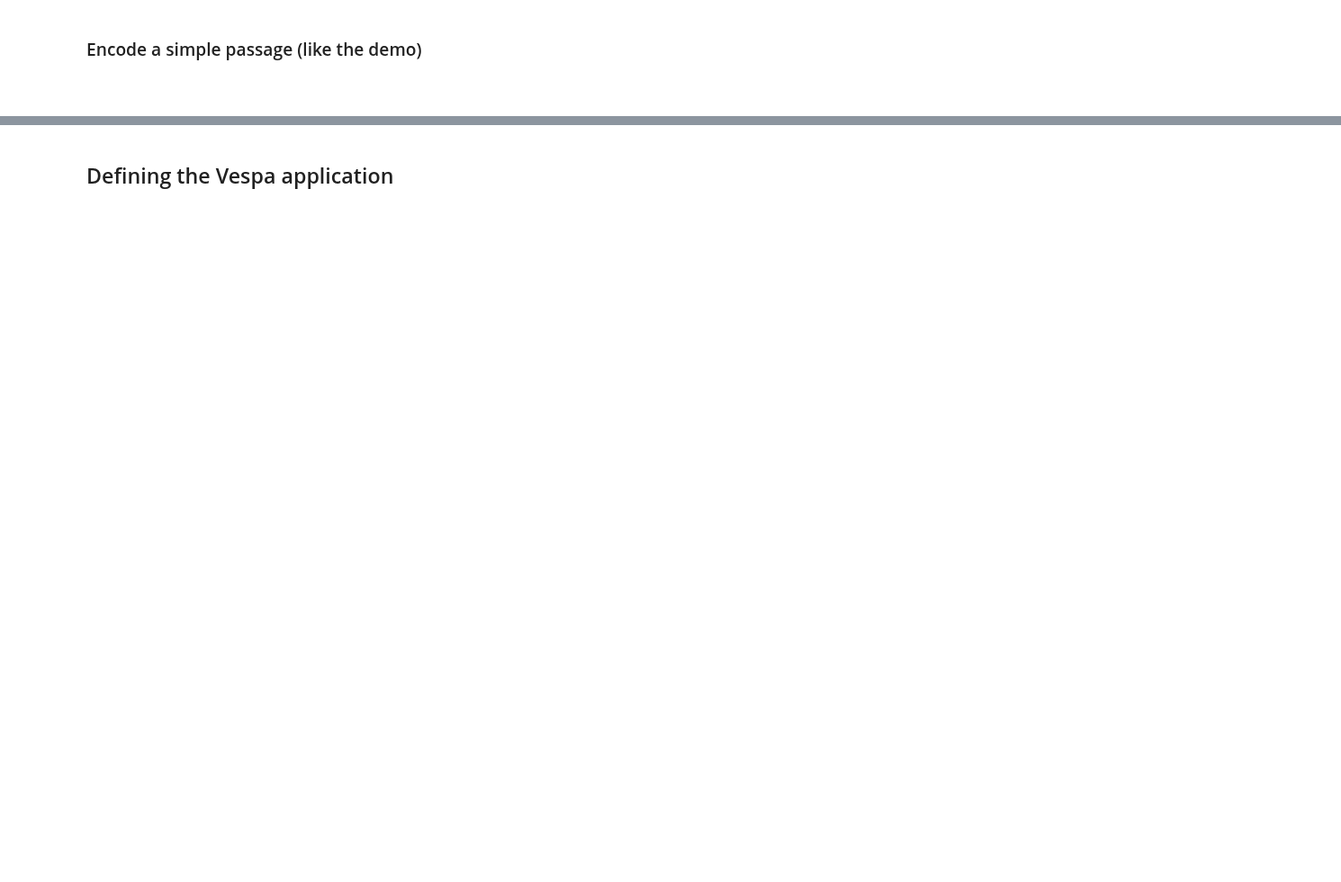
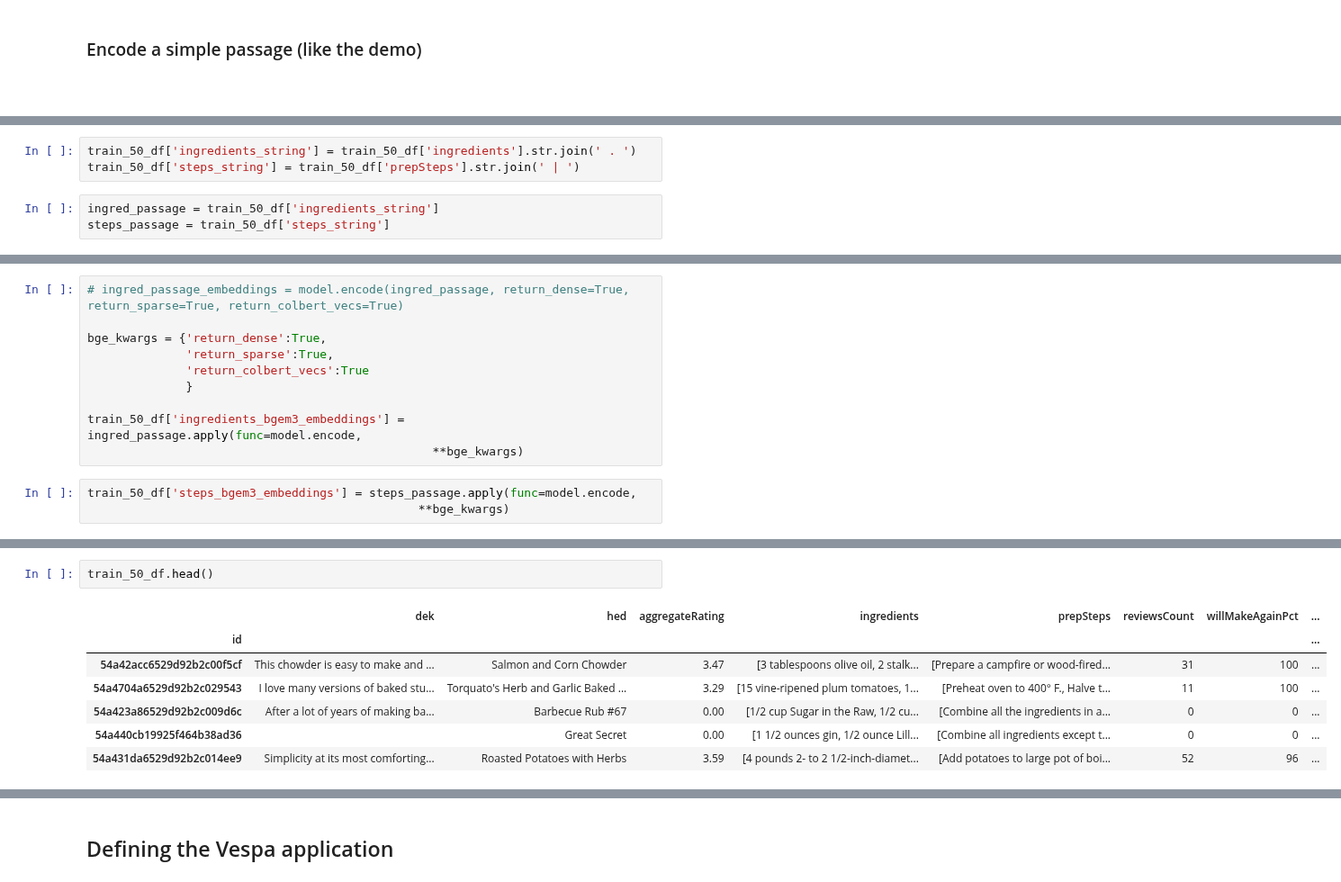
Before and after one commit to AaronWChen/MeaLeon, a Jupyter notebook: nbs/14_new_preproc_bge_test.ipynb, the cells around one changed output, grey strips where cells are left out. Shown at 90% size. Drawn from its saved outputs; the diff is of its cells as text; blank space fills up the shorter version.

Commit message:
BGEM3 embedding test

```diff
--- a/nbs/14_new_preproc_bge_test.ipynb
+++ b/nbs/14_new_preproc_bge_test.ipynb
@@ -200,0 +191,6 @@ passage_embeddings.keys()
+# %%
+train_50_df['ingredients_string'] = train_50_df['ingredients'].str.join(' . ')
+train_50_df['steps_string'] = train_50_df['prepSteps'].str.join(' | ')
+# %%
+ingred_passage = train_50_df['ingredients_string']
+steps_passage = train_50_df['steps_string']
@@ -200,0 +205,13 @@ passage_embeddings.keys()
+# %%
+# ingred_passage_embeddings = model.encode(ingred_passage, return_dense=True, return_sparse=True, return_colbert_vecs=True)
+
+bge_kwargs = {'return_dense':True,
+              'return_sparse':True,
+              'return_colbert_vecs':True
+              }
+
+train_50_df['ingredients_bgem3_embeddings'] = ingred_passage.apply(func=model.encode,
+                                                 **bge_kwargs)
+# %%
+train_50_df['steps_bgem3_embeddings'] = steps_passage.apply(func=model.encode,
+                                               **bge_kwargs)
@@ -200,0 +238,10 @@ passage_embeddings.keys()
+# %%
+train_50_df.head()
+# %% [output]
+|  | dek | hed | aggregateRating | ingredients | prepSteps | reviewsCount | willMakeAgainPct | ... |
+| id |  |  |  |  |  |  |  | ... |
+| 54a42acc6529d92b2c00f5cf | This chowder is easy to make and ... | Salmon and Corn Chowder | 3.47 | [3 tablespoons olive oil, 2 stalk... | [Prepare a campfire or wood-fired... | 31 | 100 | ... |
+| 54a4704a6529d92b2c029543 | I love many versions of baked stu... | Torquato's Herb and Garlic Baked ... | 3.29 | [15 vine-ripened plum tomatoes, 1... | [Preheat oven to 400° F., Halve t... | 11 | 100 | ... |
+| 54a423a86529d92b2c009d6c | After a lot of years of making ba... | Barbecue Rub #67 | 0.00 | [1/2 cup Sugar in the Raw, 1/2 cu... | [Combine all the ingredients in a... | 0 | 0 | ... |
+| 54a440cb19925f464b38ad36 |  | Great Secret | 0.00 | [1 1/2 ounces gin, 1/2 ounce Lill... | [Combine all ingredients except t... | 0 | 0 | ... |
+| 54a431da6529d92b2c014ee9 | Simplicity at its most comforting... | Roasted Potatoes with Herbs | 3.59 | [4 pounds 2- to 2 1/2-inch-diamet... | [Add potatoes to large pot of boi... | 52 | 96 | ... |
```
Also changed, not shown: parts of 20 cells of this notebook, 2 other files.
